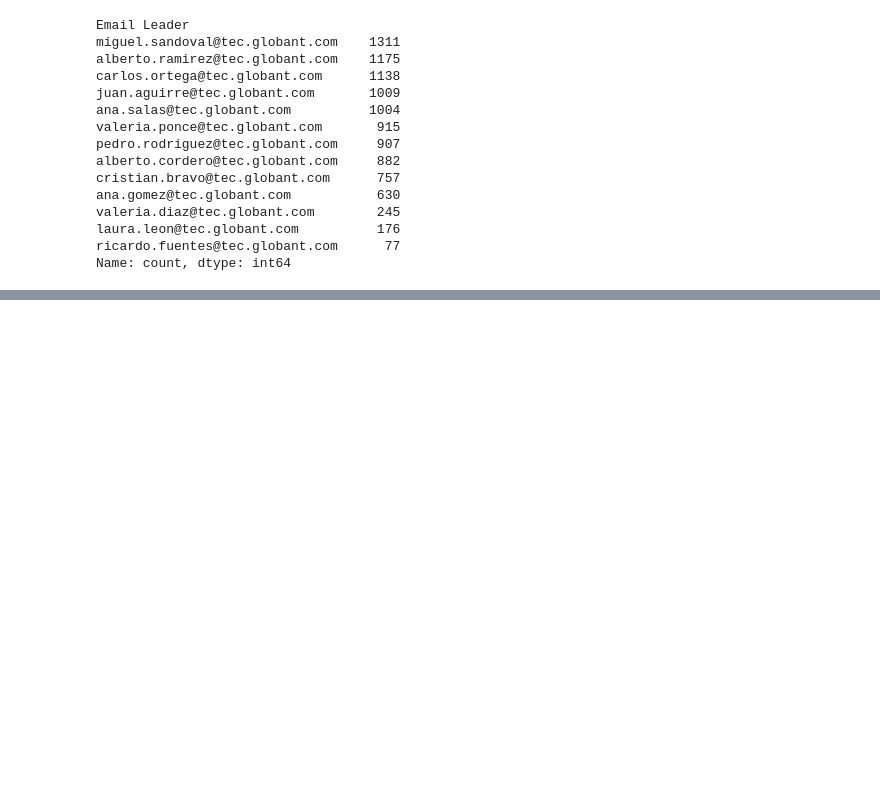
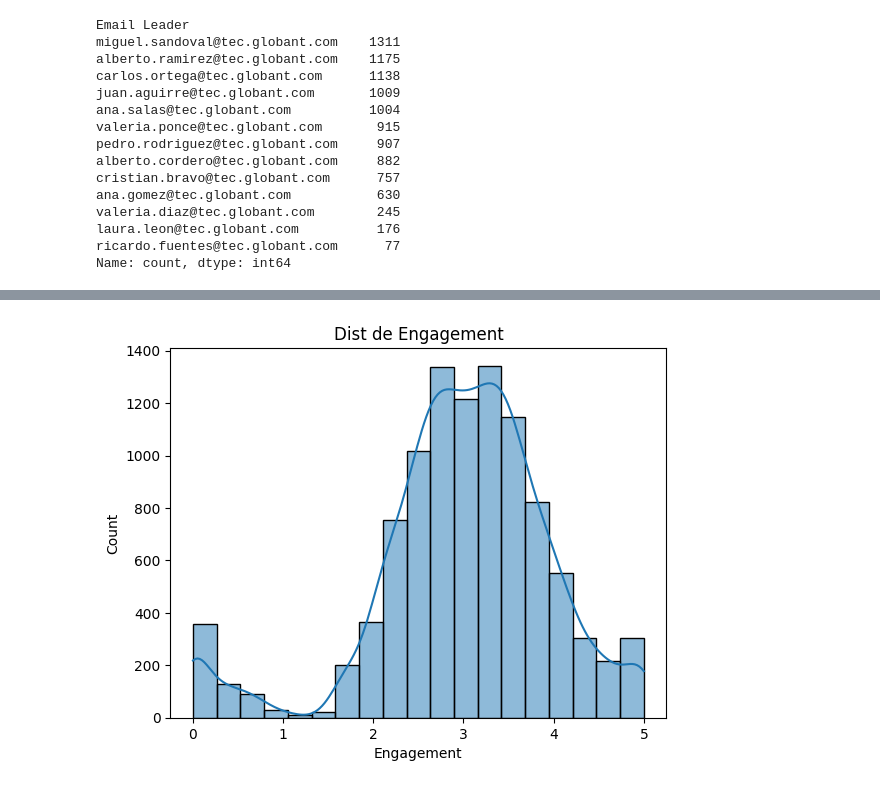
Before and after one commit to Gusty5/project_globant, a Jupyter notebook: notebooks/cleaning.ipynb, the cells around one changed output, grey strips where cells are left out. Saved outputs shown, nothing was run; the diff lists cells and outputs as text; code cells hidden in the pictures; blank space fills up the shorter version.

```diff
--- a/notebooks/cleaning.ipynb
+++ b/notebooks/cleaning.ipynb
@@ -50,3 +50,6 @@ Data columns (total 17 columns):
  16  Day           11366 non-null  int64
 dtypes: float64(1), int64(3), object(13)
 memory usage: 1.5+ MB
+# %%
+data['DateDT'] = pd.to_datetime(data['Date'], format='%d%b%y')
+data.head()
@@ -95,7 +105,7 @@ email_to_id = {email: idx for idx, email in enumerate(unique_emails)}
 data["ID"] = data["Email"].map(email_to_id)
 data["Leader_ID"] = data["Email Leader"].map(email_to_id)
 
-data = data.drop(columns=["Email", "Name", "Email Leader"])
+#data = data.drop(columns=["Email", "Name", "Email Leader"])
 # %%
 # base de datos donde 'Email Leader' es nulo
 data_leader = data[data['Leader_ID'].isnull()]
@@ -147,0 +170,6 @@ memory usage: 1.3+ MB
+# %%
+sns.histplot(data['Engagement'], bins=19, kde=True)
+plt.title("Dist de Engagement")
+plt.show()
+# %% [output]
+[figure, added]
```
Also changed, not shown: parts of 12 cells of this notebook.
